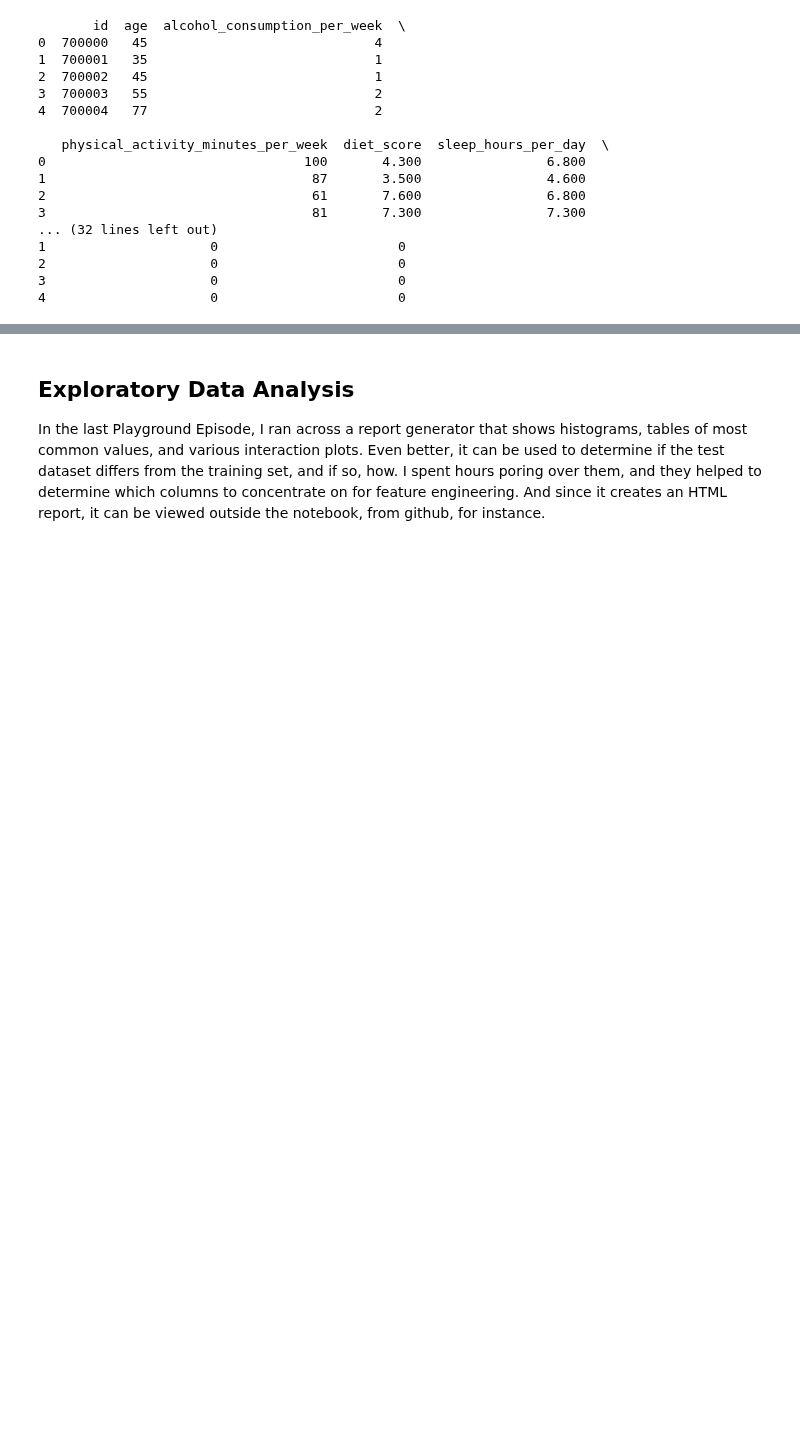
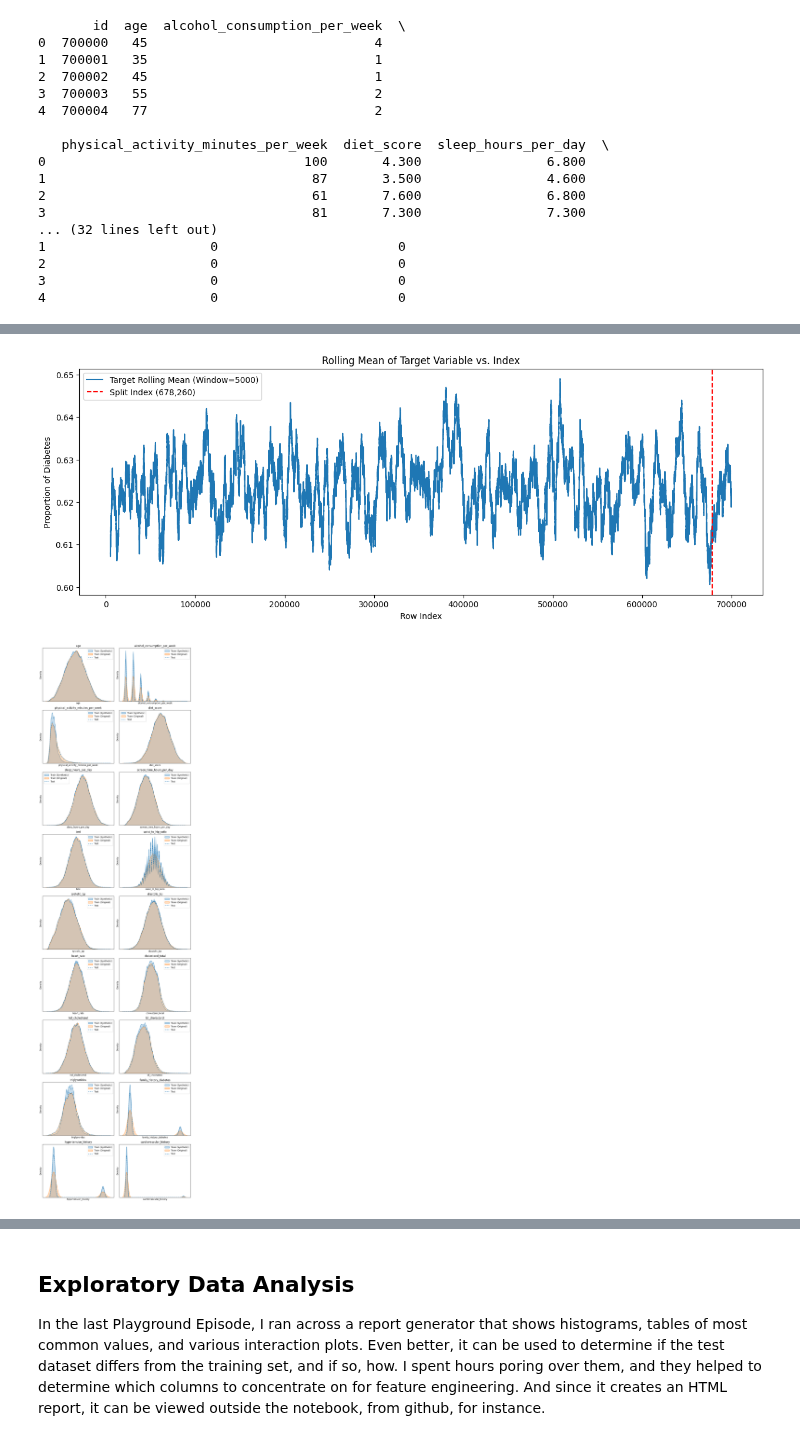
Before and after one commit to SteveTarter/kaggle-playground-series, a Jupyter notebook: 2025/s5e12/ps-s5e12-eda.ipynb, the cells around one changed output, grey strips where cells are left out. Drawn from its saved outputs; the diff is of its cells as text; code cells hidden in the pictures; blank space fills up the shorter version.

```diff
--- a/2025/s5e12/ps-s5e12-eda.ipynb
+++ b/2025/s5e12/ps-s5e12-eda.ipynb
@@ -150,0 +157,56 @@ print(test_df.head(5))
+# %%
+# Define the split index and target
+SPLIT_INDEX = 678260
+TARGET = 'diagnosed_diabetes'
+
+# Segment the Training Data
+train_synth = training_df.iloc[:SPLIT_INDEX]
+train_orig = training_df.iloc[SPLIT_INDEX:]
+
+# Visualization 1: Rolling Mean of Target
+# This visualizes the sudden shift in the target variable's mean, confirming the structural break.
+plt.figure(figsize=(15, 5))
+
+# Calculate rolling mean with a window of 5000 samples
+rolling_mean = training_df[TARGET].rolling(window=5000).mean()
+plt.plot(rolling_mean, label='Target Rolling Mean (Window=5000)')
+plt.axvline(SPLIT_INDEX, color='red', linestyle='--', label='Split Index (678,260)')
+plt.title('Rolling Mean of Target Variable vs. Index')
+plt.xlabel('Row Index')
+plt.ylabel('Proportion of Diabetes')
+plt.legend()
+plt.show()
+
+# Visualization 2: Distribution Comparison (Synthetic vs. Original vs. Test)
+# We compare numeric features (e.g., physical_activity_minutes_per_week) across the three groups to
+# see which Train subset matches Test.
+exclude_cols = {TARGET, 'id'}
+numeric_features = [
+    c for c in training_df.columns
+    if c not in exclude_cols and np.issubdtype(training_df[c].dtype, np.number)
+]
+
+features_to_plot = numeric_features
+n_cols = 2
+n_rows = math.ceil(len(features_to_plot) / n_cols)
+
+plt.figure(figsize=(5 * n_cols, 4 * n_rows))
+
+for i, feature in enumerate(features_to_plot, 1):
+    plt.subplot(n_rows, n_cols, i)
+
+    sns.kdeplot(train_synth[feature], label='Train (Synthetic)', fill=True, alpha=0.25)
+    sns.kdeplot(train_orig[feature], label='Train (Original)', fill=True, alpha=0.25)
+    sns.kdeplot(test_df[feature], label='Test', linestyle='--')
+
+    plt.title(feature)
+    plt.xticks([])
+    plt.yticks([])
+
+    plt.legend()
+
+plt.tight_layout()
+plt.show()
+# %% [output]
+[figure, added]
+[figure, added]
```
Also changed, not shown: parts of 11 cells of this notebook, 14 other files.
